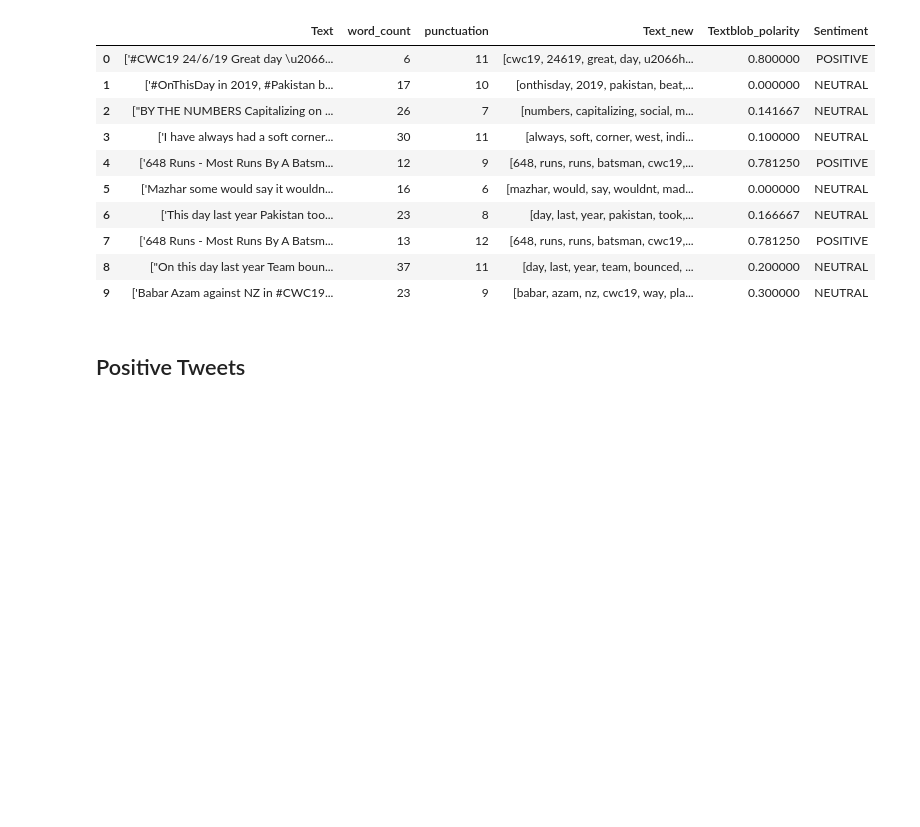
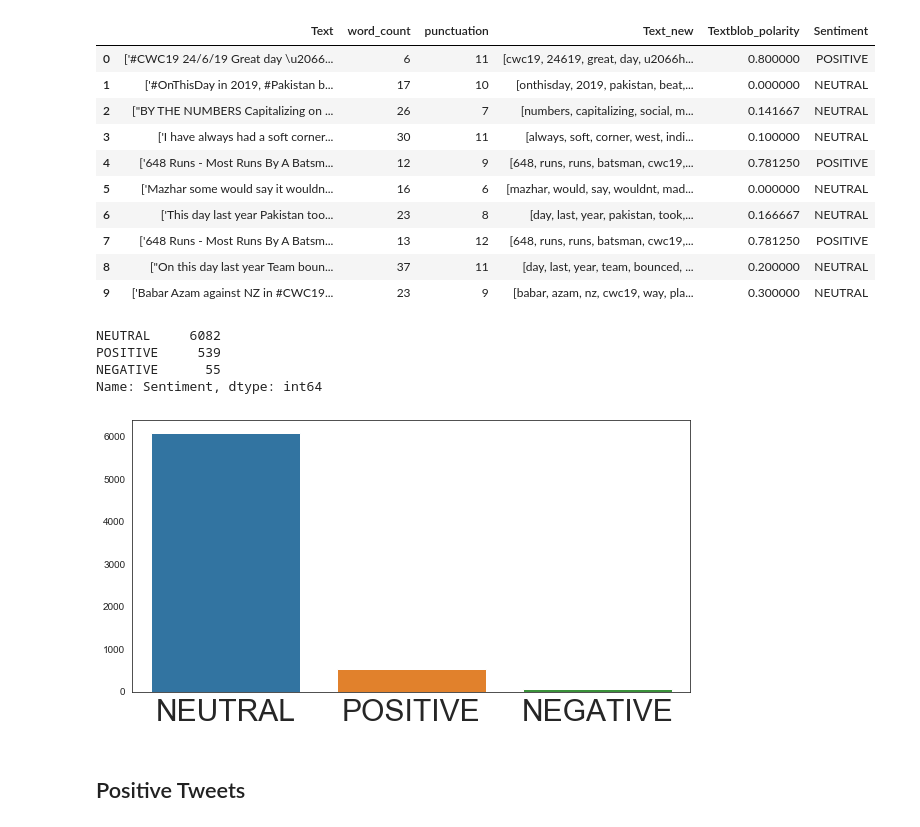
Before and after one commit to srivatsansabarish/Projects, a Jupyter notebook: Sentiment Analysis of Cricket World Cup 2019 Tweets/Sentiment Analysis.ipynb, the cells around one changed output. Saved outputs shown, nothing was run; the diff lists cells and outputs as text; code cells hidden in the pictures; blank space fills up the shorter version.

```diff
--- a/Sentiment Analysis of Cricket World Cup 2019 Tweets/Sentiment Analysis.ipynb
+++ b/Sentiment Analysis of Cricket World Cup 2019 Tweets/Sentiment Analysis.ipynb
@@ -290,6 +290,21 @@ df.head(10)
 | 7 | ['648 Runs - Most Runs By A Batsm... | 13 | 12 | [648, runs, runs, batsman, cwc19,... | 0.781250 | POSITIVE |
 | 8 | ["On this day last year Team boun... | 37 | 11 | [day, last, year, team, bounced, ... | 0.200000 | NEUTRAL |
 | 9 | ['Babar Azam against NZ in #CWC19... | 23 | 9 | [babar, azam, nz, cwc19, way, pla... | 0.300000 | NEUTRAL |
+# %%
+Class=df["Sentiment"].value_counts()
+Class
+# %% [output]
+NEUTRAL     6082
+POSITIVE     539
+NEGATIVE      55
+Name: Sentiment, dtype: int64
+# %%
+plt.figure(figsize=(10,5))
+sns.barplot(x=Class.index,y=Class.values)
+plt.xticks(fontsize=30)
+plt.show()
+# %% [output]
+[figure, added]
 # %% [markdown]
 ## Positive Tweets
 # %%
```
Also changed, not shown: parts of 3 cells of this notebook.
